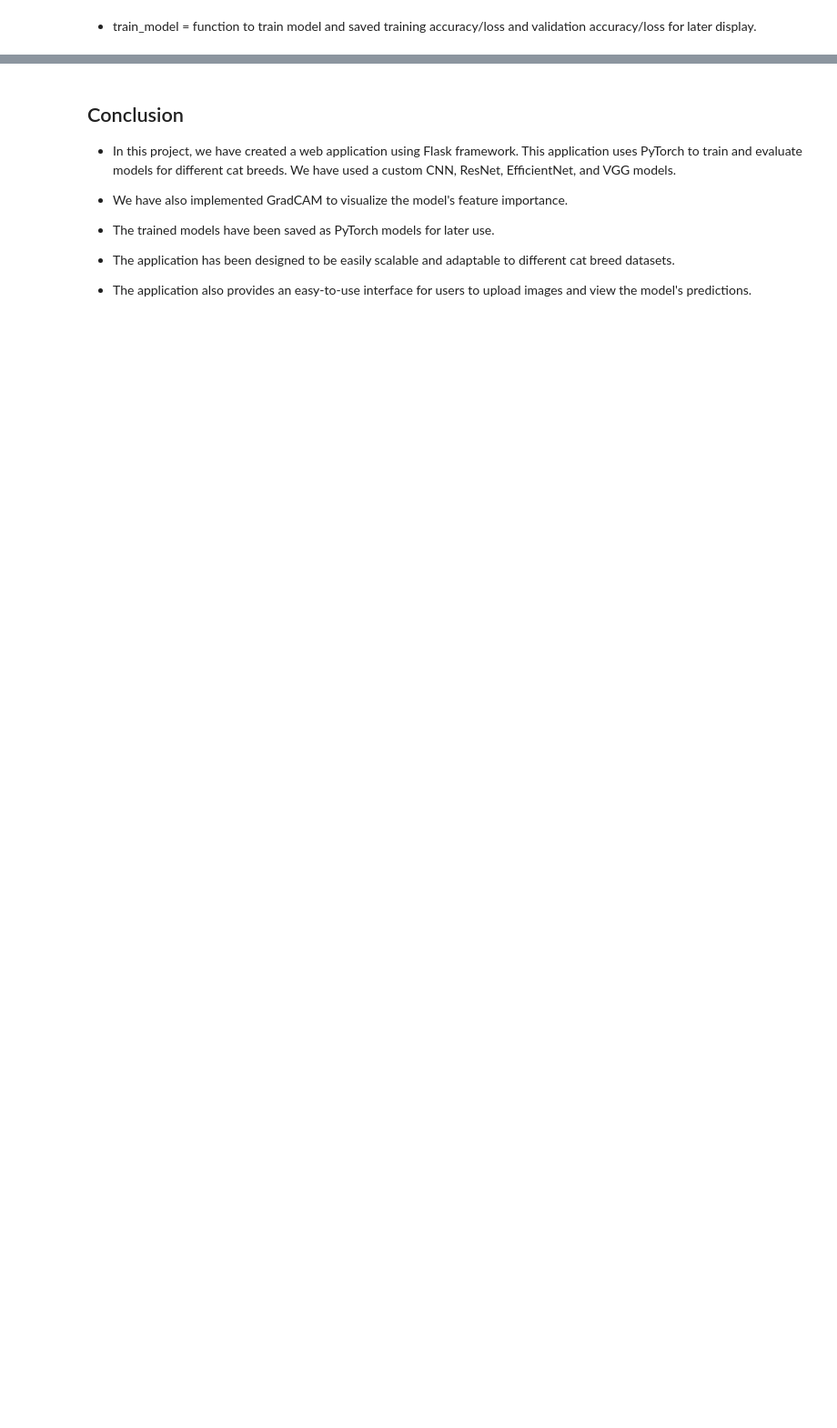
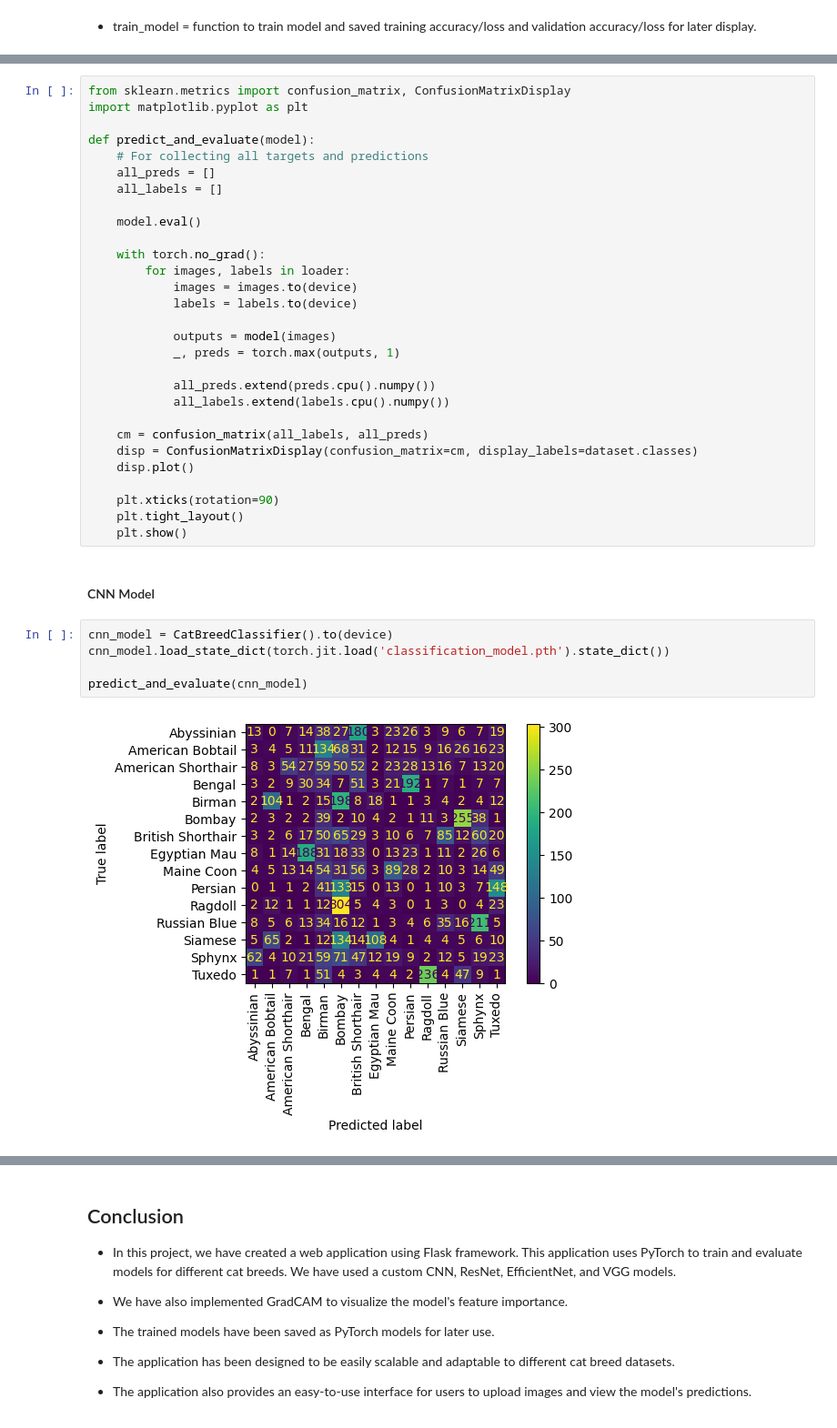
Before and after one commit to innozent/pytorch_capstone, a Jupyter notebook: Wiwat_Pytorch_1254311.ipynb, the cells around one changed output, grey strips where cells are left out. Shown at 91% size. Cells and saved outputs as stored; diff of their text form; blank space fills up the shorter version.

```diff
--- a/Wiwat_Pytorch_1254311.ipynb
+++ b/Wiwat_Pytorch_1254311.ipynb
@@ -264,0 +262,38 @@ def train_model(app_state,model: nn.Module, model_name: str) -> tuple[list[float
+# %%
+from sklearn.metrics import confusion_matrix, ConfusionMatrixDisplay
+import matplotlib.pyplot as plt
+
+def predict_and_evaluate(model):
+    # For collecting all targets and predictions
+    all_preds = []
+    all_labels = []
+
+    model.eval()
+
+    with torch.no_grad():
+        for images, labels in loader:
+            images = images.to(device)
+            labels = labels.to(device)
+
+            outputs = model(images)
+            _, preds = torch.max(outputs, 1)
+
+            all_preds.extend(preds.cpu().numpy())
+            all_labels.extend(labels.cpu().numpy())
+
+    cm = confusion_matrix(all_labels, all_preds)
+    disp = ConfusionMatrixDisplay(confusion_matrix=cm, display_labels=dataset.classes)
+    disp.plot()
+
+    plt.xticks(rotation=90)
+    plt.tight_layout()
+    plt.show()
+# %% [markdown]
+#### CNN Model
+# %%
+cnn_model = CatBreedClassifier().to(device)
+cnn_model.load_state_dict(torch.jit.load('classification_model.pth').state_dict())
+
+predict_and_evaluate(cnn_model)
+# %% [output]
+[figure, added]
```
Also changed, not shown: parts of 16 cells of this notebook, 3 other files.
